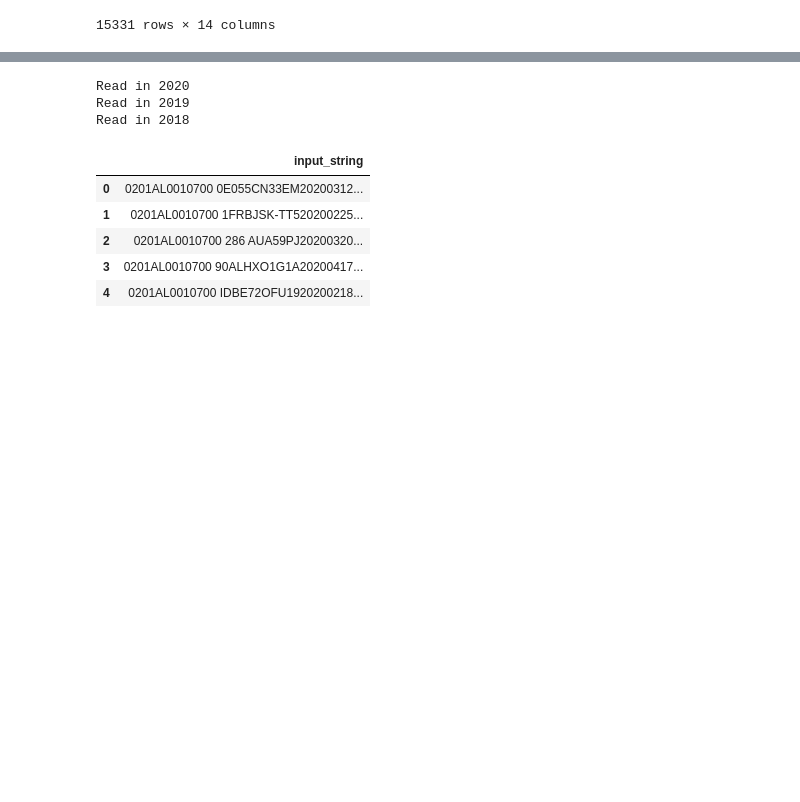
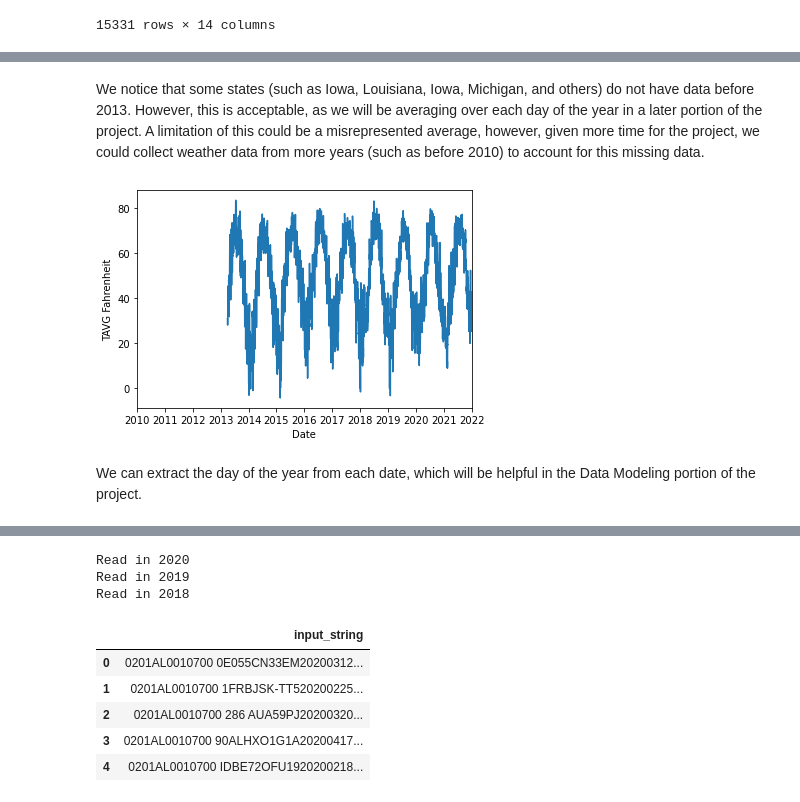
Before and after one commit to gavintchan/data200-grad-project, a Jupyter notebook: data200_grad_project.ipynb, the cells around one changed output, grey strips where cells are left out. Drawn from its saved outputs; the diff is of its cells as text; code cells hidden in the pictures; blank space fills up the shorter version.

```diff
--- a/data200_grad_project.ipynb
+++ b/data200_grad_project.ipynb
@@ -173,0 +290,22 @@ df_daily_CA_weather
+# %% [markdown]
+We notice that some states (such as Iowa, Louisiana, Iowa, Michigan, and others) do not have data before 2013. However, this is acceptable, as we will be averaging over each day of the year in a later portion of the project. A limitation of this could be a misrepresented average, however, given more time for the project, we could collect weather data from more years (such as before 2010) to account for this missing data.
+# %%
+ax = sns.lineplot(data=df_states_weather_years\
+                  [df_states_weather_years['state']=='Michigan'],
+                  x='Date',
+                  y='TAVG Fahrenheit')
+
+# https://matplotlib.org/2.0.2/examples/api/date_demo.html
+datemin = datetime.date(df_states_weather_years['Date'].min().year, 1, 1)
+datemax = datetime.date(df_states_weather_years['Date'].max().year + 1, 1, 1)
+ax.set_xlim(datemin, datemax)
+
+years = mdates.YearLocator()    # every year
+yearsFmt = mdates.DateFormatter('%Y')
+ax.xaxis.set_major_locator(years)
+ax.xaxis.set_major_formatter(yearsFmt)
+plt.show()
+# %% [output]
+[figure, added]
+# %% [markdown]
+We can extract the day of the year from each date, which will be helpful in the Data Modeling portion of the project.
```
Also changed, not shown: parts of 53 cells of this notebook.
